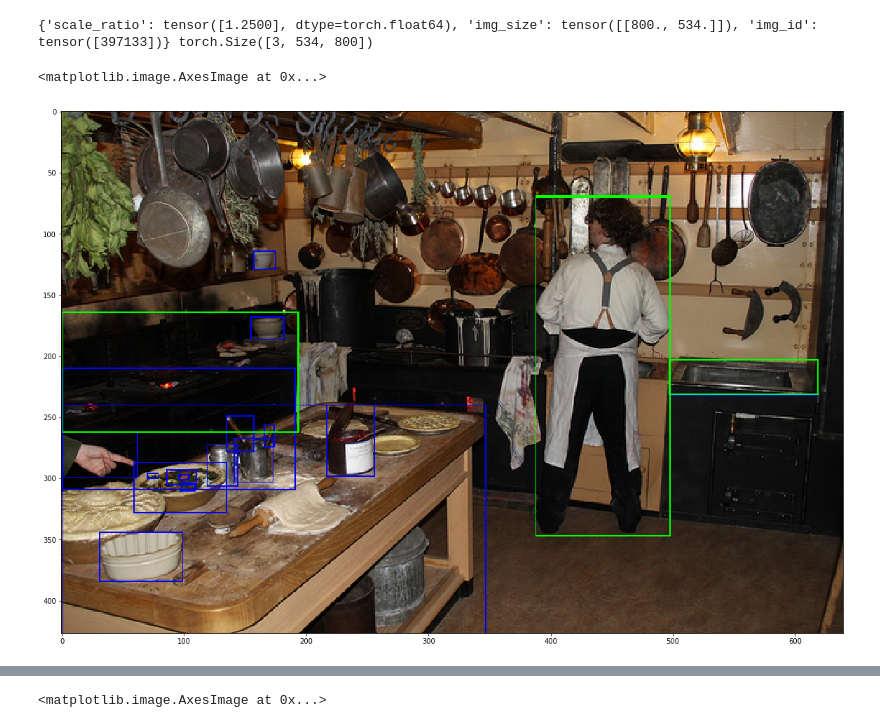
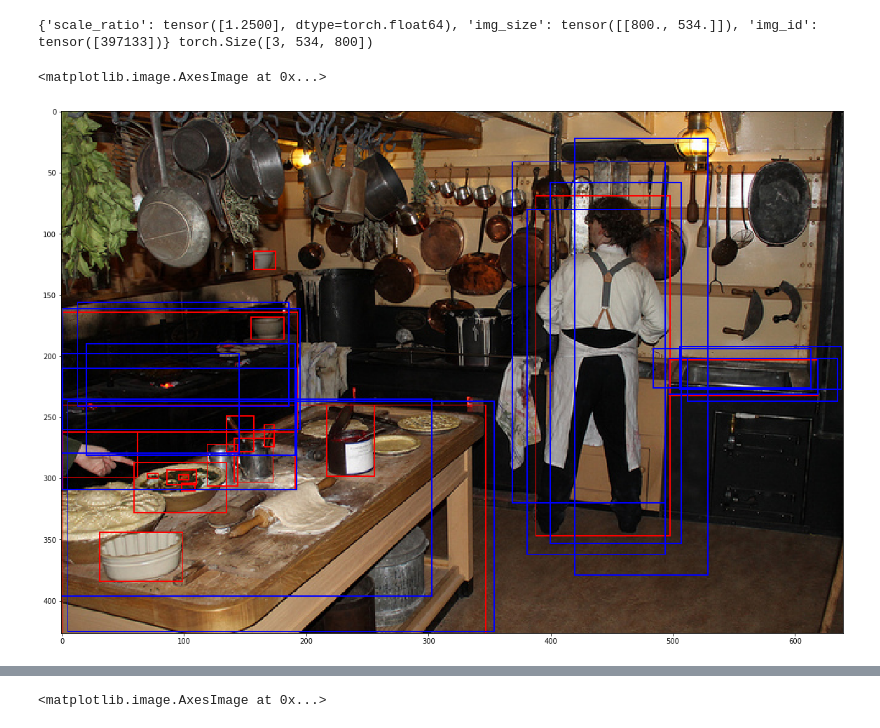
Before and after one commit to zhanzy178/detector, a Jupyter notebook: debug_visualize.ipynb, the cells around one changed output, grey strips where cells are left out. Drawn from its saved outputs; the diff is of its cells as text; code cells hidden in the pictures.

```diff
--- a/debug_visualize.ipynb
+++ b/debug_visualize.ipynb
@@ -39,36 +39,30 @@ for i, b in enumerate(loader):
 # %%
 img = cv2.imread(os.path.join(cocodataset.img_root, '%012d.jpg'%b['img_meta']['img_id'].item()), cv2.IMREAD_COLOR)
 # %%
-# debug sample result
-img_assign = img.copy()
-
 annids = cocodataset.coco.getAnnIds(imgIds=b['img_meta']['img_id'].item())
 anns = cocodataset.coco.loadAnns(annids)
-for ai, a in enumerate(anns):
+
+img_draw = img.copy()
+
+for a in anns:
     bb = [i for i in a['bbox']]
 #     b[0] -= b[2]/2
 #     b[1] -= b[3]/2
     bb[2] += bb[0]
     bb[3] += bb[1]
-    img_assign = cv2.rectangle(img_assign, (int(bb[0]), int(bb[1])), (int(bb[2]), int(bb[3])), (255, 0, 0), 1)
+    img_draw = cv2.rectangle(img_draw, (int(bb[0]), int(bb[1])), (int(bb[2]), int(bb[3])), (0, 0, 255), 1)
 
-
-proposals_results = torch.load('proposals_results.pth')
 scale_ratio = b['img_meta']['scale_ratio'].item()
-for ani, an in enumerate(proposals_results['proposals'].view(-1, 4)[anchor_result_ind.view(-1)]):
-#     if proposals_results['assign_results'].view(-1)[ani] == ind:
-    bb = [a.item()/scale_ratio for a in an]
+for p in proposals[0][:15]:
+    bb = [i/scale_ratio for i in p]
     bb[0] -= bb[2]/2
     bb[1] -= bb[3]/2
     bb[2] += bb[0]
     bb[3] += bb[1]
-    img_assign = cv2.rectangle(img_assign, (int(bb[0]), int(bb[1])), (int(bb[2]), int(bb[3])), (0, 255, 0))
-
-annids = cocodataset.coco.getAnnIds(imgIds=b['img_meta']['img_id'].item())
-anns = cocodataset.coco.loadAnns(annids)
+    img_draw = cv2.rectangle(img_draw, (int(bb[0]), int(bb[1])), (int(bb[2]), int(bb[3])), (255, 0, 0))
 
 pylab.rcParams['figure.figsize'] = (20, 20)
-plt.imshow(img_assign[:, :, [2, 1, 0]])
+plt.imshow(img_draw[:, :, [2, 1, 0]])
 # %% [output]
 <matplotlib.image.AxesImage at 0x...>
-[figure, old version]
+[figure, new version]
```
Also changed, not shown: parts of 7 cells of this notebook, 4 other files.
